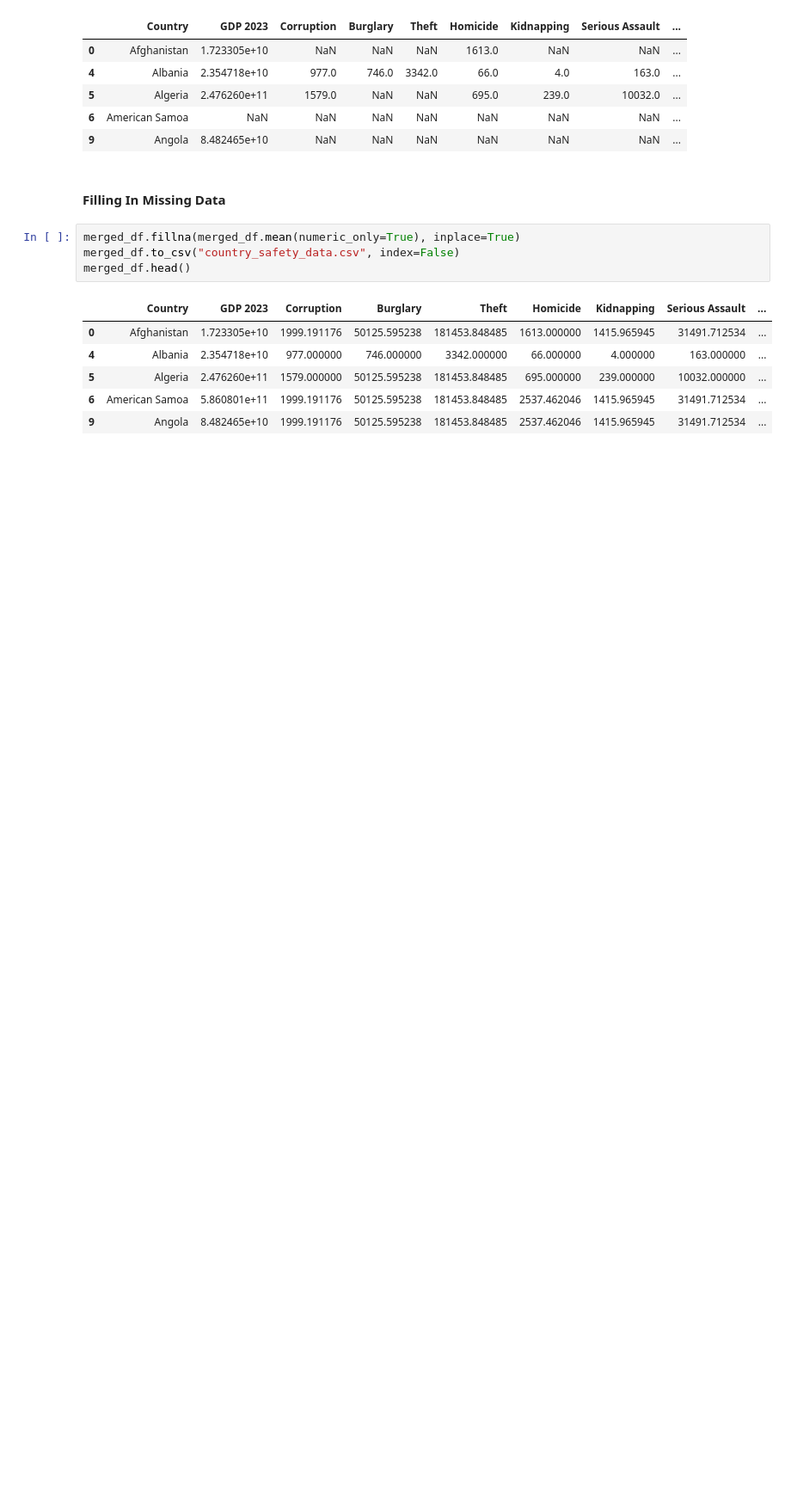
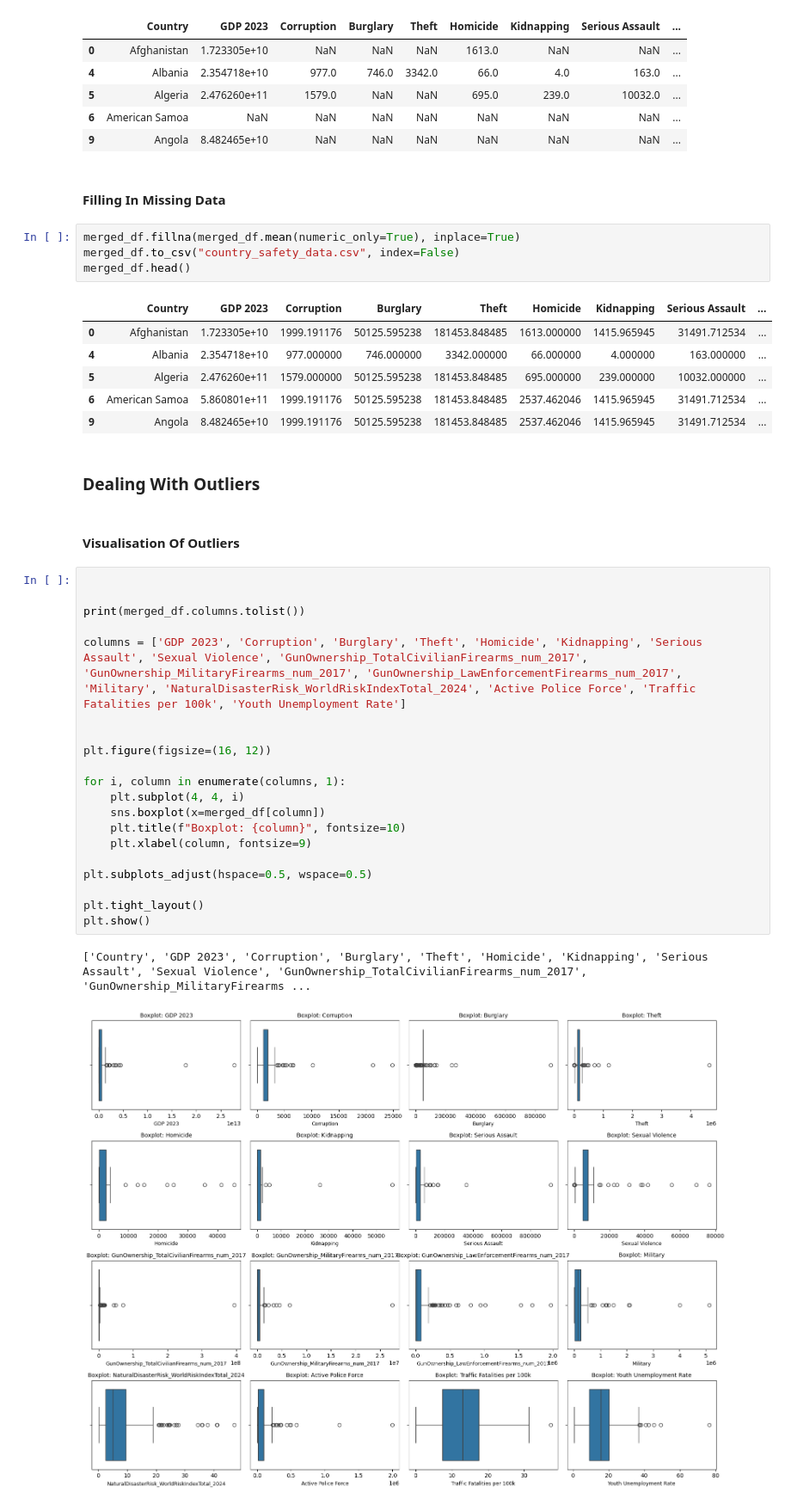
Before and after one commit to JasNjoku/Data-Analysis-CA, a Jupyter notebook: index_building.ipynb, the cells around one changed output. Shown at 86% size. Drawn from its saved outputs; the diff is of its cells as text; blank space fills up the shorter version.

```diff
--- a/index_building.ipynb
+++ b/index_building.ipynb
@@ -525,3 +532,30 @@ merged_df.head()
 | 5 | Algeria | 2.476260e+11 | 1579.000000 | 50125.595238 | 181453.848485 | 695.000000 | 239.000000 | 10032.000000 | ... |
 | 6 | American Samoa | 5.860801e+11 | 1999.191176 | 50125.595238 | 181453.848485 | 2537.462046 | 1415.965945 | 31491.712534 | ... |
 | 9 | Angola | 8.482465e+10 | 1999.191176 | 50125.595238 | 181453.848485 | 2537.462046 | 1415.965945 | 31491.712534 | ... |
+# %% [markdown]
+### Dealing With Outliers
+# %% [markdown]
+#### Visualisation Of Outliers
+# %%
+
+
+print(merged_df.columns.tolist())
+
+columns = ['GDP 2023', 'Corruption', 'Burglary', 'Theft', 'Homicide', 'Kidnapping', 'Serious Assault', 'Sexual Violence', 'GunOwnership_TotalCivilianFirearms_num_2017', 'GunOwnership_MilitaryFirearms_num_2017', 'GunOwnership_LawEnforcementFirearms_num_2017', 'Military', 'NaturalDisasterRisk_WorldRiskIndexTotal_2024', 'Active Police Force', 'Traffic Fatalities per 100k', 'Youth Unemployment Rate']
+
+
+plt.figure(figsize=(16, 12))
+
+for i, column in enumerate(columns, 1):
+    plt.subplot(4, 4, i)
+    sns.boxplot(x=merged_df[column])
+    plt.title(f"Boxplot: {column}", fontsize=10)
+    plt.xlabel(column, fontsize=9)
+
+plt.subplots_adjust(hspace=0.5, wspace=0.5)
+
+plt.tight_layout()
+plt.show()
+# %% [output]
+['Country', 'GDP 2023', 'Corruption', 'Burglary', 'Theft', 'Homicide', 'Kidnapping', 'Serious Assault', 'Sexual Violence', 'GunOwnership_TotalCivilianFirearms_num_2017', 'GunOwnership_MilitaryFirearms ...
+[figure, added]
```
Also changed, not shown: parts of 14 cells of this notebook, 1 other file.
